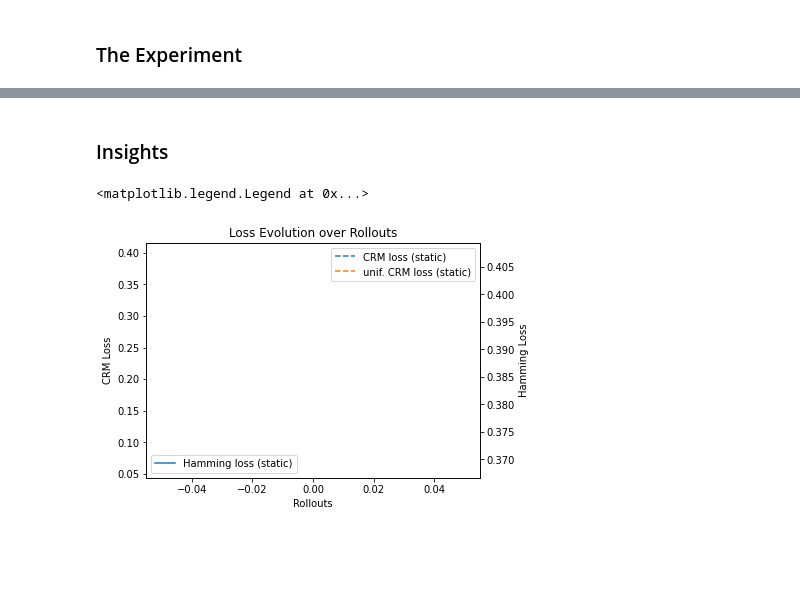
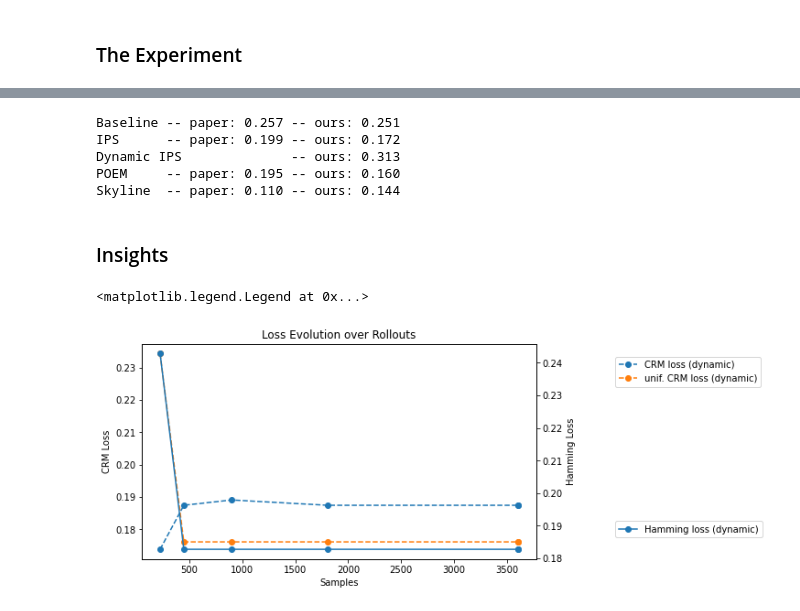
Before and after one commit to criteo-research/sequential-conterfactual-risk-minimization, a Jupyter notebook: eval_sequential_crm_multilabel-jax.ipynb, the cells around one changed output, grey strips where cells are left out. Drawn from its saved outputs; the diff is of its cells as text; code cells hidden in the pictures; blank space fills up the shorter version.

```diff
--- a/eval_sequential_crm_multilabel-jax.ipynb
+++ b/eval_sequential_crm_multilabel-jax.ipynb
@@ -227,7 +227,7 @@ class Model(object):
                  up_clip: float = 1000,
                  low_clip: float = 1e-9,
                  lambda_: float = 0,
-                 verbose: bool = True):
+                 verbose: bool = False):
 
         n = crm_dataset.features.shape[0]
 
@@ -511,4 +531,13 @@ class LossHistory(object):
 # %% [markdown]
 ### The Experiment
 # %%
-rollouts =
+n_train = X_train.shape[0]
+n_replays = 4
+
+n = n_train
+rollouts = [n]
+while n > 100:
+    n /= 2
+    rollouts += [int(n)]
+rollouts = sorted(rollouts)
+print("rollout times:", rollouts)
@@ -577,20 +603,26 @@ for _ in range(epochs):
+# %%
+result_table(pi0, pistar, X_test, y_test, ips_loss=np.mean(ips_losses), poem_loss=np.mean(poem_losses),
+             dynamic_ips_loss=np.mean(dynamic_ips_losses))
+# %% [output]
+Baseline -- paper: 0.257 -- ours: 0.251
+IPS      -- paper: 0.199 -- ours: 0.172
+Dynamic IPS              -- ours: 0.313
+POEM     -- paper: 0.195 -- ours: 0.160
+Skyline  -- paper: 0.110 -- ours: 0.144
 # %% [markdown]
 ### Insights
 # %%
-fig, ax = plt.subplots(constrained_layout=True)
+fig, ax = plt.subplots(constrained_layout=True, figsize=(10,4))
 plt.title('Loss Evolution over Rollouts')
-ax.set_xlabel('Rollouts')
+ax.set_xlabel('Samples')
 ax.set_ylabel('CRM Loss')
-ax.plot(static_loss_history.crm_loss, '--', label='CRM loss (static)')
-# ax.plot(dynamic_loss_history.crm_loss, '--', label='CRM loss (dynamic)')
-ax.plot(static_loss_history.unif_crm_loss, '--', label='unif. CRM loss (static)')
-# ax.plot(dynamic_loss_history.unif_crm_loss, '--', label='unif. CRM loss (dynamic)')
-ax.legend(loc='upper right')
+ax.plot(dynamic_loss_history.n_samples, dynamic_loss_history.crm_loss, 'o--', label='CRM loss (dynamic)')
+ax.plot(dynamic_loss_history.n_samples, dynamic_loss_history.unif_crm_loss, 'o--', label='unif. CRM loss (dynamic)')
+ax.legend(loc=(1.2, .8))
 ax2 = ax.twinx()
-ax2.plot(static_loss_history.hamming_loss, label='Hamming loss (static)')
-# ax2.plot(dynamic_loss_history.hamming_loss, label='Hamming loss (dynamic)')
+ax2.plot(dynamic_loss_history.n_samples, dynamic_loss_history.hamming_loss, 'o-', label='Hamming loss (dynamic)')
 ax2.set_ylabel('Hamming Loss')
-ax2.legend(loc='lower left')
+ax2.legend(loc=(1.2, .1))
 # %% [output]
 <matplotlib.legend.Legend at 0x...>
-[figure, old version]
+[figure, new version]
```
Also changed, not shown: parts of 13 cells of this notebook.
